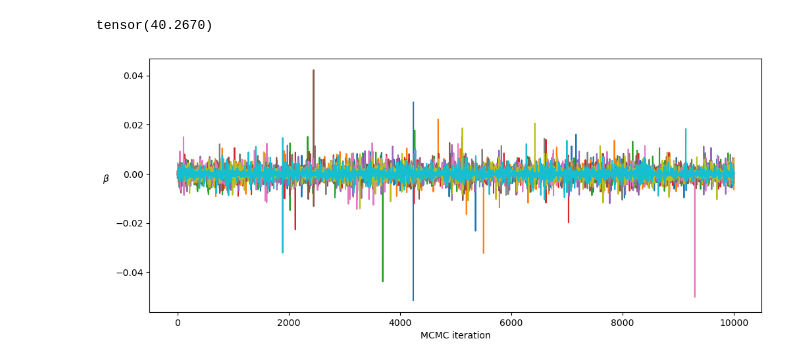
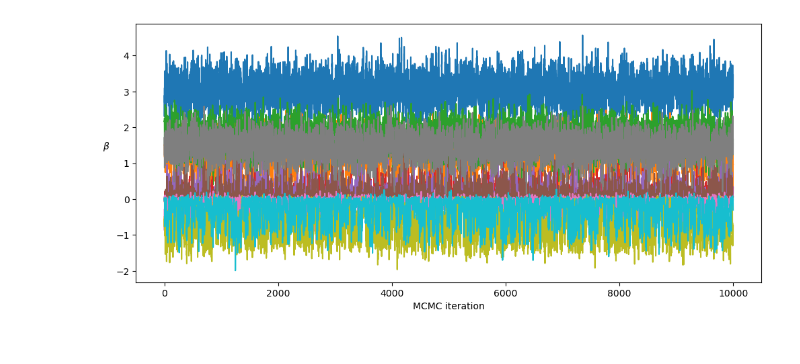
Before and after one commit to kexiongwen/Bayesian_L_half, a Jupyter notebook: Regression_demo.ipynb, the cells around one changed output. Drawn from its saved outputs; the diff is of its cells as text; code cells hidden in the pictures.

```diff
--- a/Regression_demo.ipynb
+++ b/Regression_demo.ipynb
@@ -27,7 +27,7 @@ Y=X@beta+sigma*np.random.randn(N,1)
 device1 = torch.device("cuda:0" if torch.cuda.is_available() else "cpu")
 # %%
 #Simulation
-beta_sample,sigma2_sample=Bayes_regression(torch.from_numpy(Y).to(device1),torch.from_numpy(X).to(device1),1,0.1*P,1)
+beta_sample,sigma2_sample=Bayes_regression(torch.from_numpy(Y).to(device1),torch.from_numpy(X).to(device1),1,50,1)
 # %%
 #Optimization
 beta_estimator,sigma2_estimator,beta_path=SR(torch.from_numpy(Y).to(device1),torch.from_numpy(X).to(device1),C=1.5,s=3,path=True)
@@ -41,17 +61,13 @@ tensor([[2.5439]])
-# %%
-sigma2_mean
-# %% [output]
-tensor(40.2670)
 # %%
 plt.figure(figsize=(12, 5))
 plt.rcParams['font.size'] = 10
 
-plt.plot(beta_sample[[0, 1, 4, 9,12,18,25,30,45,50], :].cpu().numpy().T)
+plt.plot(beta_sample[:,[0, 1, 4, 9,12,18,25,30,45,50]].cpu().numpy())
 plt.xlabel('MCMC iteration')
 plt.ylabel(r'$\beta$', rotation=0, labelpad=10)
 plt.show()
 # %% [output]
-[figure, old version]
+[figure, new version]
 # %%
 plt.figure(figsize=(12, 5))
 plt.rcParams['font.size'] = 10
```
Also changed, not shown: parts of 5 cells of this notebook, 9 other files.
